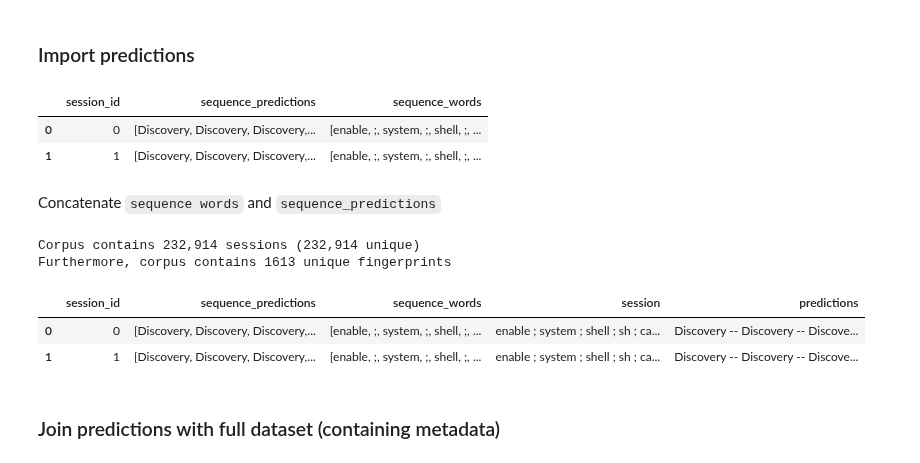
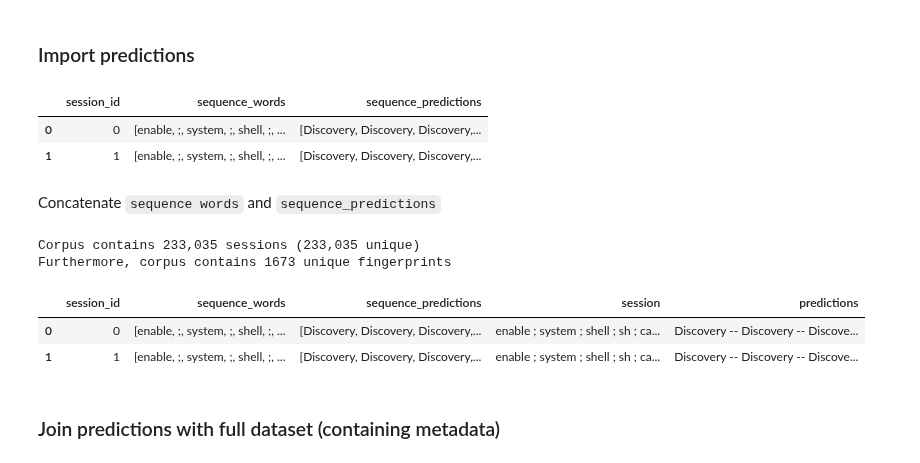
Before and after one commit to SmartData-Polito/logprecis, a Jupyter notebook: 3.Characterization/1.Frequent_words_vs_tactics.ipynb, the cells around one changed output. Saved outputs shown, nothing was run; the diff lists cells and outputs as text; code cells hidden in the pictures.

```diff
--- a/3.Characterization/1.Frequent_words_vs_tactics.ipynb
+++ b/3.Characterization/1.Frequent_words_vs_tactics.ipynb
@@ -10,13 +11,13 @@
 # %%
 from tqdm import tqdm
 tqdm.pandas()
 import pandas as pd
-predicted_corpus = pd.read_parquet(f"../1.Dataset/Inference_with_predictions/new_log_precid_predictions.parquet")
+predicted_corpus = pd.read_parquet(f"../1.Dataset/Inference_with_predictions/logprecis_predictions.parquet")
 predicted_corpus.head(2)
 # %% [output]
-|  | session_id | sequence_predictions | sequence_words |
-| 0 | 0 | [Discovery, Discovery, Discovery,... | [enable, ;, system, ;, shell, ;, ... |
-| 1 | 1 | [Discovery, Discovery, Discovery,... | [enable, ;, system, ;, shell, ;, ... |
+|  | session_id | sequence_words | sequence_predictions |
+| 0 | 0 | [enable, ;, system, ;, shell, ;, ... | [Discovery, Discovery, Discovery,... |
+| 1 | 1 | [enable, ;, system, ;, shell, ;, ... | [Discovery, Discovery, Discovery,... |
 # %% [markdown]
 Concatenate `sequence words` and `sequence_predictions`
 # %%
@@ -28,11 +29,11 @@ print(f"Corpus contains {predicted_corpus.shape[0]:,} sessions ({predicted_corpu
 print(f"Furthermore, corpus contains {predicted_corpus.predictions.nunique()} unique fingerprints")
 predicted_corpus.head(2)
 # %% [output]
-Corpus contains 232,914 sessions (232,914 unique)
-Furthermore, corpus contains 1613 unique fingerprints
+Corpus contains 233,035 sessions (233,035 unique)
+Furthermore, corpus contains 1673 unique fingerprints
-|  | session_id | sequence_predictions | sequence_words | session | predictions |
-| 0 | 0 | [Discovery, Discovery, Discovery,... | [enable, ;, system, ;, shell, ;, ... | enable ; system ; shell ; sh ; ca... | Discovery -- Discovery -- Discove... |
-| 1 | 1 | [Discovery, Discovery, Discovery,... | [enable, ;, system, ;, shell, ;, ... | enable ; system ; shell ; sh ; ca... | Discovery -- Discovery -- Discove... |
+|  | session_id | sequence_words | sequence_predictions | session | predictions |
+| 0 | 0 | [enable, ;, system, ;, shell, ;, ... | [Discovery, Discovery, Discovery,... | enable ; system ; shell ; sh ; ca... | Discovery -- Discovery -- Discove... |
+| 1 | 1 | [enable, ;, system, ;, shell, ;, ... | [Discovery, Discovery, Discovery,... | enable ; system ; shell ; sh ; ca... | Discovery -- Discovery -- Discove... |
 # %% [markdown]
 ### Join predictions with full dataset (containing metadata)
 # %% [markdown]
```
Also changed, not shown: parts of 105 cells of this notebook, 9 other files.
